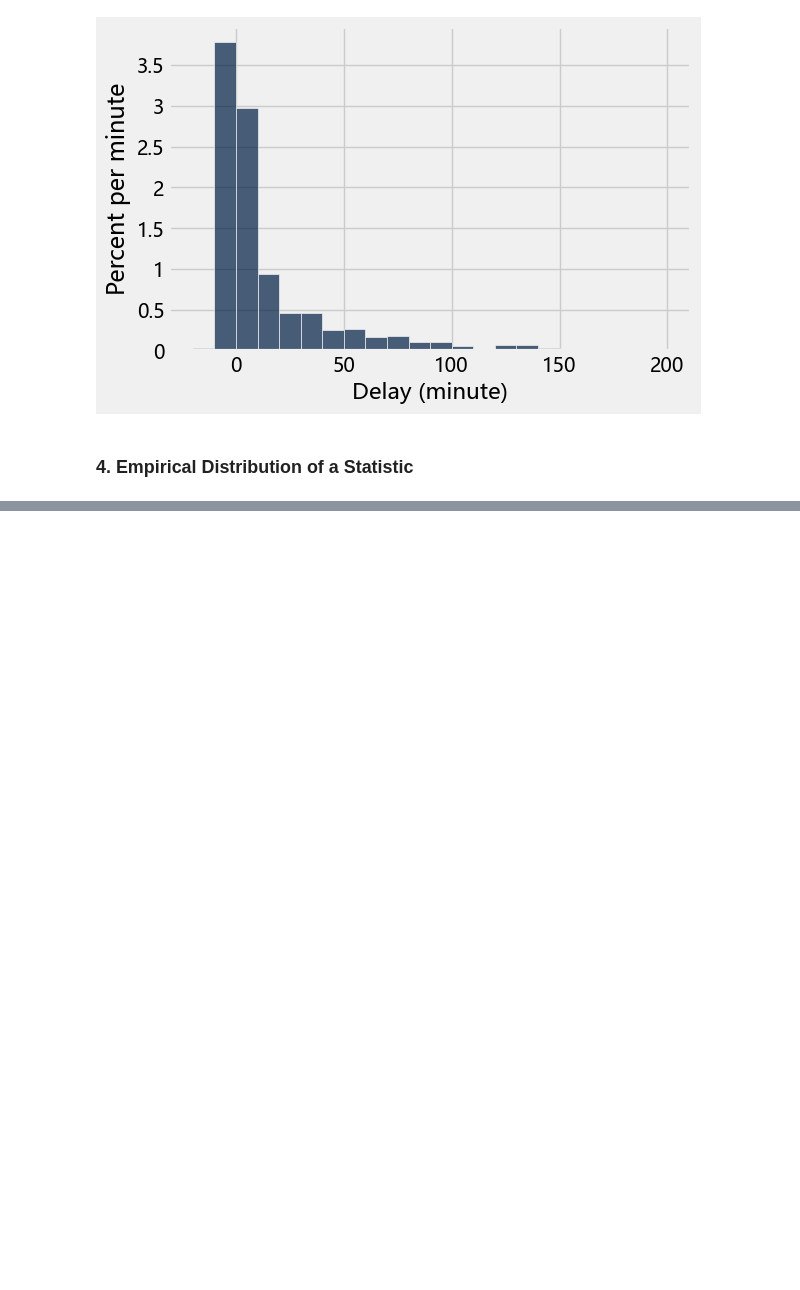
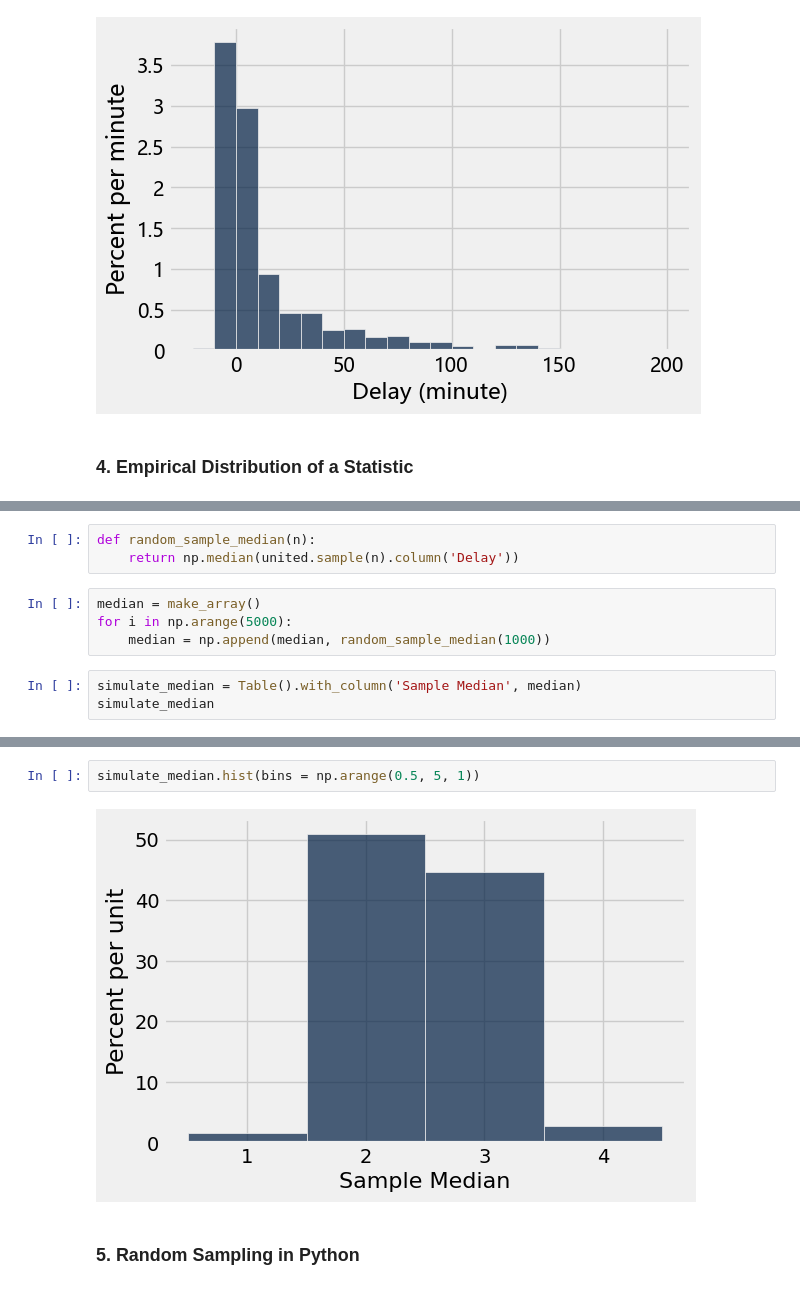
Before and after one commit to Matthew-HMS/Datascience101, a Jupyter notebook: Sampling.ipynb, the cells around one changed output, grey strips where cells are left out. Saved outputs shown, nothing was run; the diff lists cells and outputs as text; blank space fills up the shorter version.

Commit message:
Sampling 5

```diff
--- a/Sampling.ipynb
+++ b/Sampling.ipynb
@@ -188,0 +232,10 @@ empirical_hist_delay(1000)
+# %%
+def random_sample_median(n):
+    return np.median(united.sample(n).column('Delay'))
+# %%
+median = make_array()
+for i in np.arange(5000):
+    median = np.append(median, random_sample_median(1000))
+# %%
+simulate_median = Table().with_column('Sample Median', median)
+simulate_median
@@ -188,0 +255,6 @@ empirical_hist_delay(1000)
+# %%
+simulate_median.hist(bins = np.arange(0.5, 5, 1))
+# %% [output]
+[figure, added]
+# %% [markdown]
+### 5. Random Sampling in Python
```
Also changed, not shown: parts of 17 cells of this notebook.
